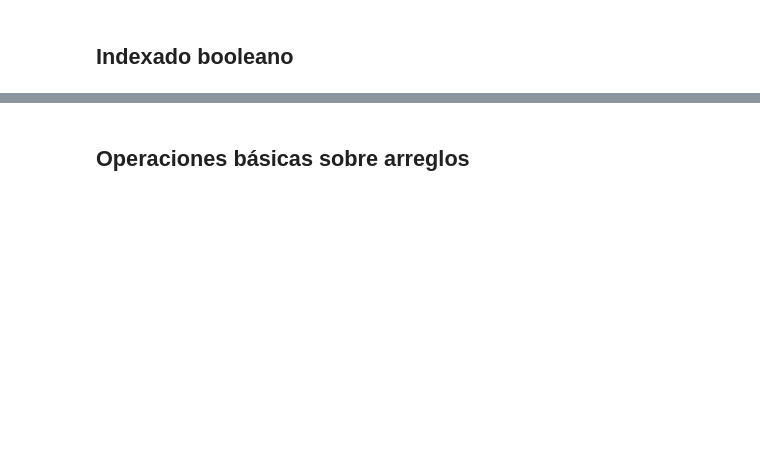
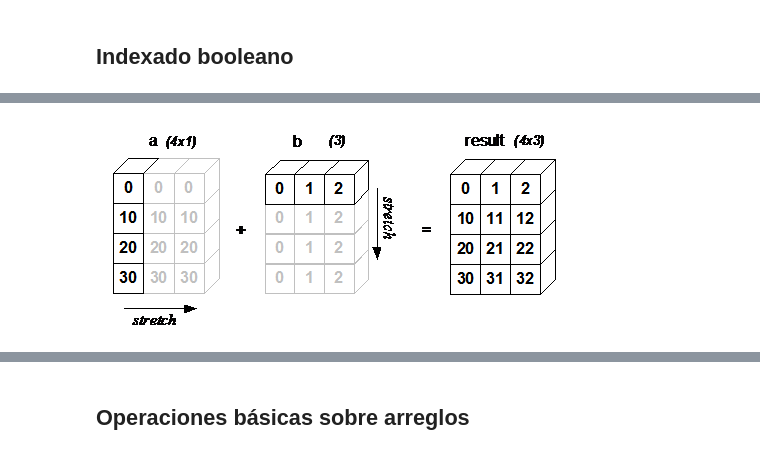
Before and after one commit to lmpizarro/apuntes-python-cientifico, a Jupyter notebook: tallerPython/numpy.ipynb, the cells around one changed output, grey strips where cells are left out. Saved outputs shown, nothing was run; the diff lists cells and outputs as text; code cells hidden in the pictures; blank space fills up the shorter version.

```diff
--- a/tallerPython/numpy.ipynb
+++ b/tallerPython/numpy.ipynb
@@ -298,0 +349,4 @@ print(a)
+# %%
+Image(filename='bc-figure04.png')
+# %% [output]
+[figure, added]
```
Also changed, not shown: parts of 24 cells of this notebook, 1 other file.
